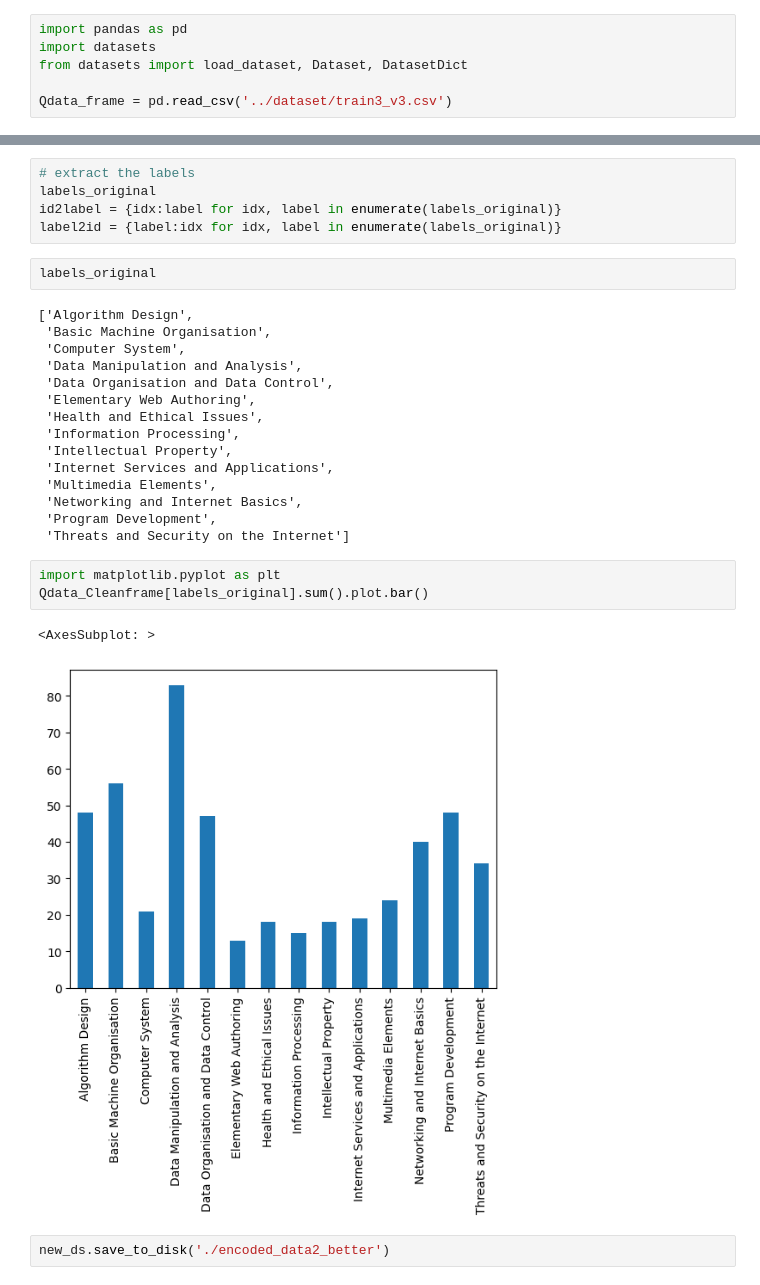
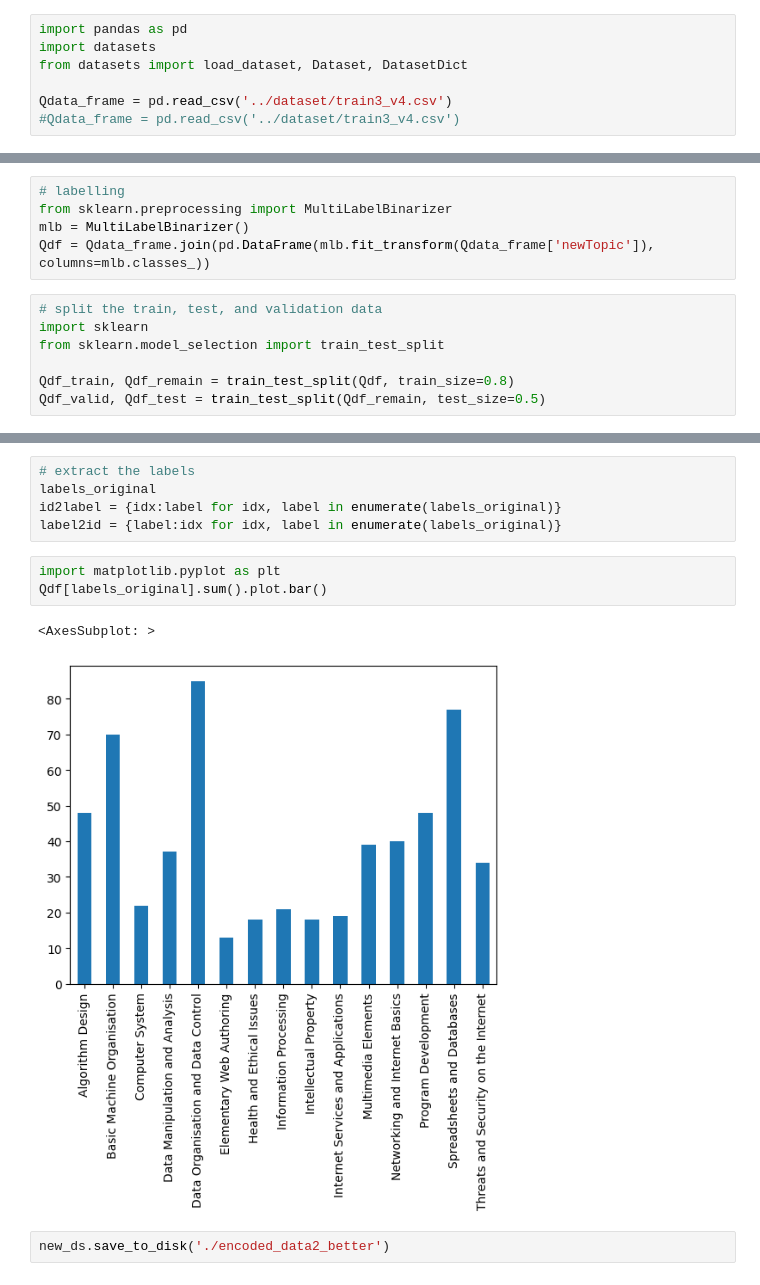
Before and after one commit to libbrary25252/QuestionModel, a Jupyter notebook: model/ProcessData.ipynb, the cells around one changed output, grey strips where cells are left out. Saved outputs shown, nothing was run; the diff lists cells and outputs as text.

Commit message:
fix process data

```diff
--- a/model/ProcessData.ipynb
+++ b/model/ProcessData.ipynb
@@ -5,7 +10,8 @@ import pandas as pd
 import datasets
 from datasets import load_dataset, Dataset, DatasetDict
 
-Qdata_frame = pd.read_csv('../dataset/train3_v3.csv')
+Qdata_frame = pd.read_csv('../dataset/train3_v4.csv')
+#Qdata_frame = pd.read_csv('../dataset/train3_v4.csv')
 # %%
 Qdata_frame['topic'] = Qdata_frame['topic'].apply(lambda x: x.strip().split(', '))
 # %%
@@ -38,6 +44,18 @@ class_dict = {
 'Word Presentation': "Data Manipulation and Analysis"}
 # %%
 Qdata_frame['newTopic'] = Qdata_frame['topic'].apply(lambda topics: [class_dict[topic] for topic in topics])
+# %%
+# labelling
+from sklearn.preprocessing import MultiLabelBinarizer
+mlb = MultiLabelBinarizer()
+Qdf = Qdata_frame.join(pd.DataFrame(mlb.fit_transform(Qdata_frame['newTopic']), columns=mlb.classes_))
+# %%
+# split the train, test, and validation data
+import sklearn
+from sklearn.model_selection import train_test_split
+
+Qdf_train, Qdf_remain = train_test_split(Qdf, train_size=0.8)
+Qdf_valid, Qdf_test = train_test_split(Qdf_remain, test_size=0.5)
 # %%
 Qdf_train.shape
 # %% [output]
@@ -194,28 +216,11 @@ labels_original
 labels_original
 id2label = {idx:label for idx, label in enumerate(labels_original)}
 label2id = {label:idx for idx, label in enumerate(labels_original)}
-# %%
-labels_original
-# %% [output]
-['Algorithm Design',
- 'Basic Machine Organisation',
- 'Computer System',
- 'Data Manipulation and Analysis',
- 'Data Organisation and Data Control',
- 'Elementary Web Authoring',
- 'Health and Ethical Issues',
- 'Information Processing',
- 'Intellectual Property',
- 'Internet Services and Applications',
- 'Multimedia Elements',
- 'Networking and Internet Basics',
- 'Program Development',
- 'Threats and Security on the Internet']
 # %%
 import matplotlib.pyplot as plt
-Qdata_Cleanframe[labels_original].sum().plot.bar()
+Qdf[labels_original].sum().plot.bar()
 # %% [output]
 <AxesSubplot: >
-[figure, old version]
+[figure, new version]
 # %%
 new_ds.save_to_disk('./encoded_data2_better')
```
Also changed, not shown: parts of 21 cells of this notebook, 2 other files.
